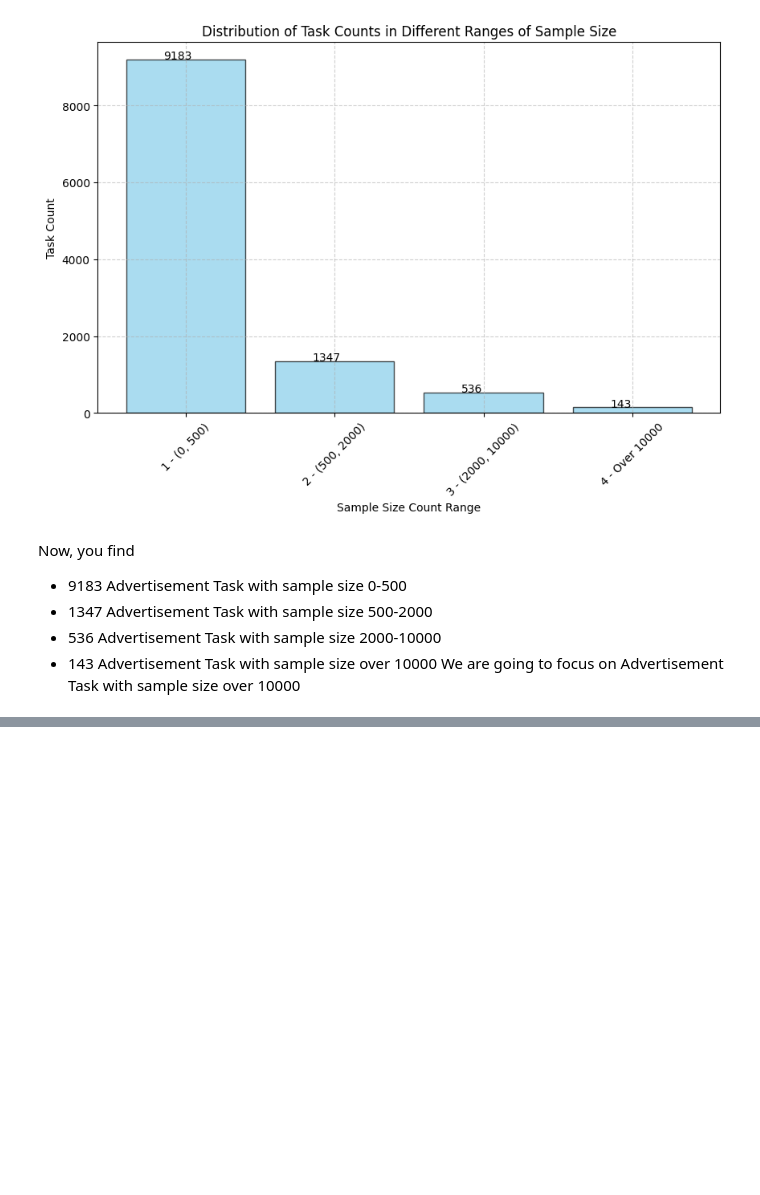
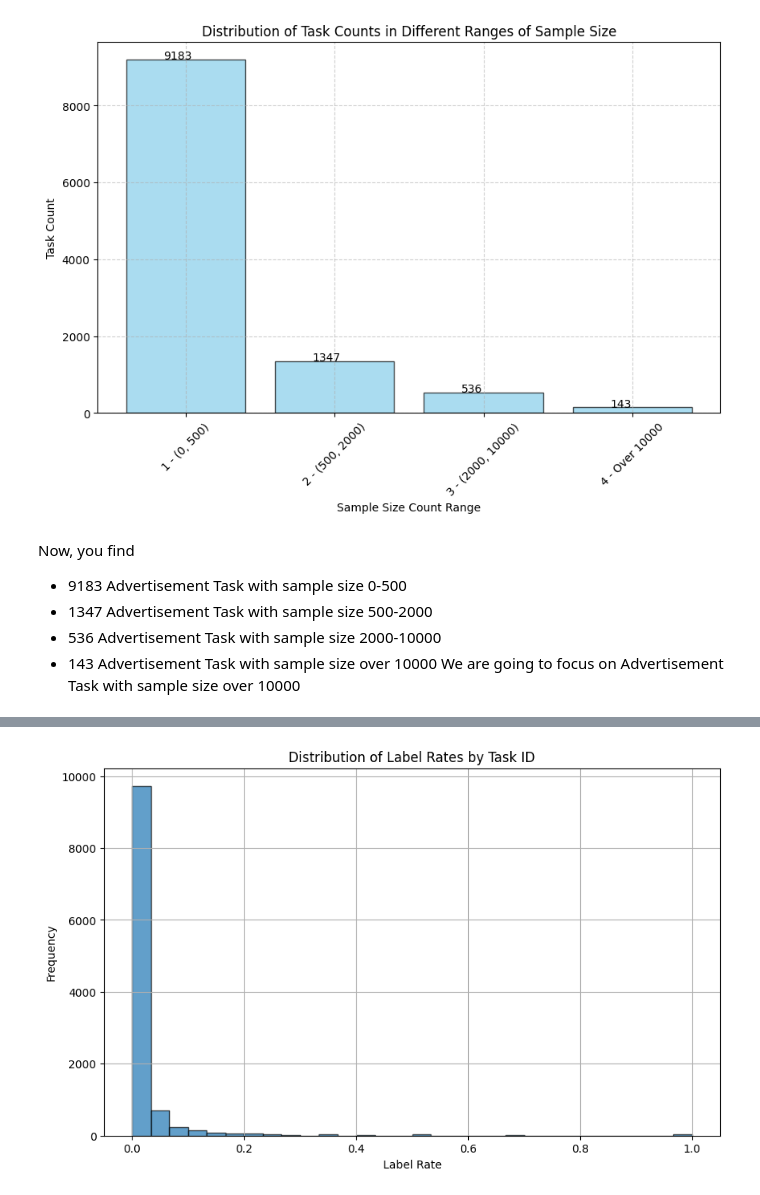
Before and after one commit to laplus3667/Synthetic-Advertisement-Data, a Jupyter notebook: 1 Open Ads Dataset and Check Sample Size.ipynb, the cells around one changed output, grey strips where cells are left out. Cells and saved outputs as stored; diff of their text form; code cells hidden in the pictures; blank space fills up the shorter version.

Commit message:
enable adjusting label rate

```diff
--- a/1 Open Ads Dataset and Check Sample Size.ipynb
+++ b/1 Open Ads Dataset and Check Sample Size.ipynb
@@ -151,0 +157,33 @@ We are going to focus on Advertisement Task with sample size over 10000
+# %%
+def calculate_label_rate(df):
+        # Get the total number of samples
+        total_samples = len(df)
+
+        # Count the occurrences of each label in the 'label' column of df dataframe.
+        label_counts = df['label'].value_counts()
+        # Extract the count of positive labels (label == 1) from the label_counts series.
+        positive_count = label_counts.get(1, 0)
+        # Extract the count of negative labels (label == 0) from the label_counts series.
+        negative_count = label_counts.get(0, 0)
+        # Calculate the rate of positive labels to negative labels.
+        # label_rate = positive_count / negative_count if negative_count != 0 else 0
+        label_rate = positive_count / total_samples
+
+        return label_rate
+# %%
+import pandas as pd
+import matplotlib.pyplot as plt
+
+# Group the dataframe by 'task_id' and calculate the label rate for each group
+grouped = df.groupby('task_id').apply(calculate_label_rate).reset_index(name='label_rate')
+
+# Plot the distribution of the label rates
+plt.figure(figsize=(10, 6))
+plt.hist(grouped['label_rate'], bins=30, edgecolor='k', alpha=0.7)
+plt.title('Distribution of Label Rates by Task ID')
+plt.xlabel('Label Rate')
+plt.ylabel('Frequency')
+plt.grid(True)
+plt.show()
+# %% [output]
+[figure, added]
```
Also changed, not shown: parts of 2 cells of this notebook, 1 other file.
